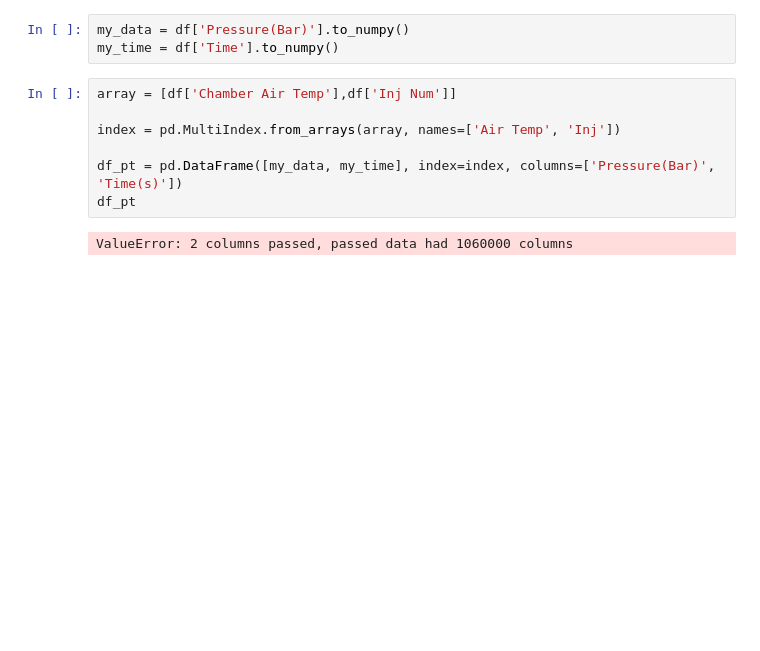
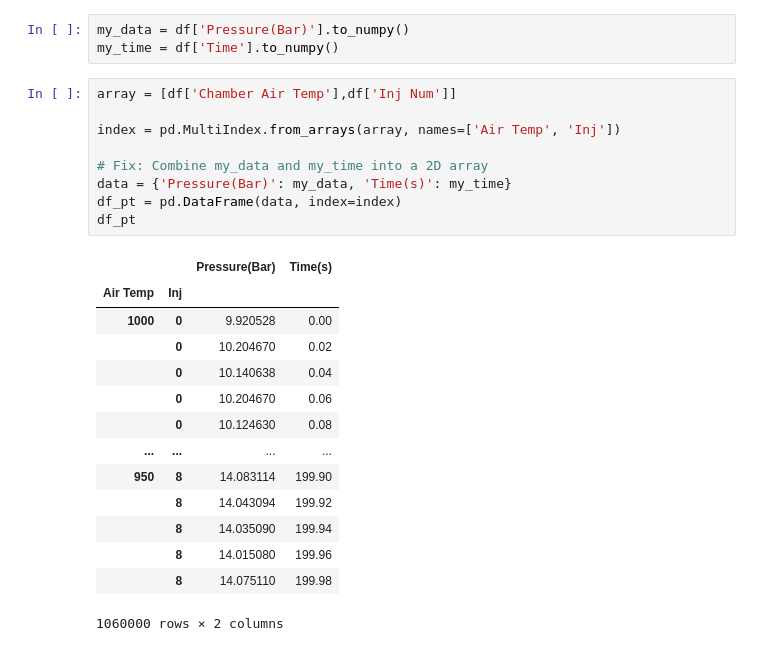
Before and after one commit to UnivOfAlabama-BittleResearchGroup/Ignition-CID-Tester, a Jupyter notebook: big_dataframe_thing.ipynb, the cells around one changed output. Drawn from its saved outputs; the diff is of its cells as text; blank space fills up the shorter version.

```diff
--- a/big_dataframe_thing.ipynb
+++ b/big_dataframe_thing.ipynb
@@ -32,9 +32,24 @@ my_time = df['Time'].to_numpy()
 # %%
 array = [df['Chamber Air Temp'],df['Inj Num']]
 
 index = pd.MultiIndex.from_arrays(array, names=['Air Temp', 'Inj'])
 
-df_pt = pd.DataFrame([my_data, my_time], index=index, columns=['Pressure(Bar)', 'Time(s)'])
+# Fix: Combine my_data and my_time into a 2D array
+data = {'Pressure(Bar)': my_data, 'Time(s)': my_time}
+df_pt = pd.DataFrame(data, index=index)
 df_pt
 # %% [output]
+|  |  | Pressure(Bar) | Time(s) |
+| Air Temp | Inj |  |  |
+| 1000 | 0 | 9.920528 | 0.00 |
+|  | 0 | 10.204670 | 0.02 |
+|  | 0 | 10.140638 | 0.04 |
+|  | 0 | 10.204670 | 0.06 |
+|  | 0 | 10.124630 | 0.08 |
+| ... | ... | ... | ... |
+| 950 | 8 | 14.083114 | 199.90 |
+|  | 8 | 14.043094 | 199.92 |
+|  | 8 | 14.035090 | 199.94 |
+|  | 8 | 14.015080 | 199.96 |
+|  | 8 | 14.075110 | 199.98 |
-ValueError: 2 columns passed, passed data had 1060000 columns
+1060000 rows × 2 columns
```
Also changed, not shown: parts of 2 cells of this notebook.
